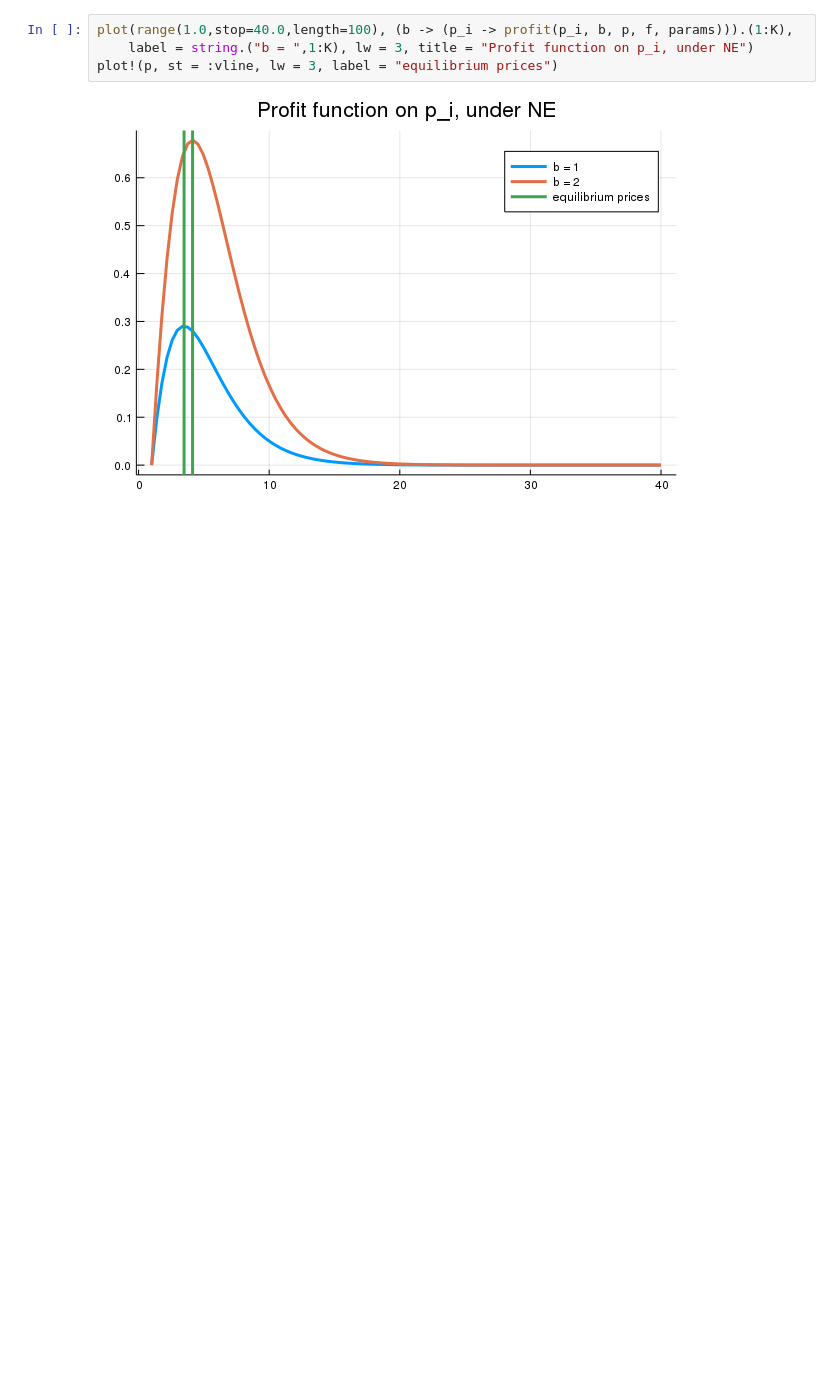
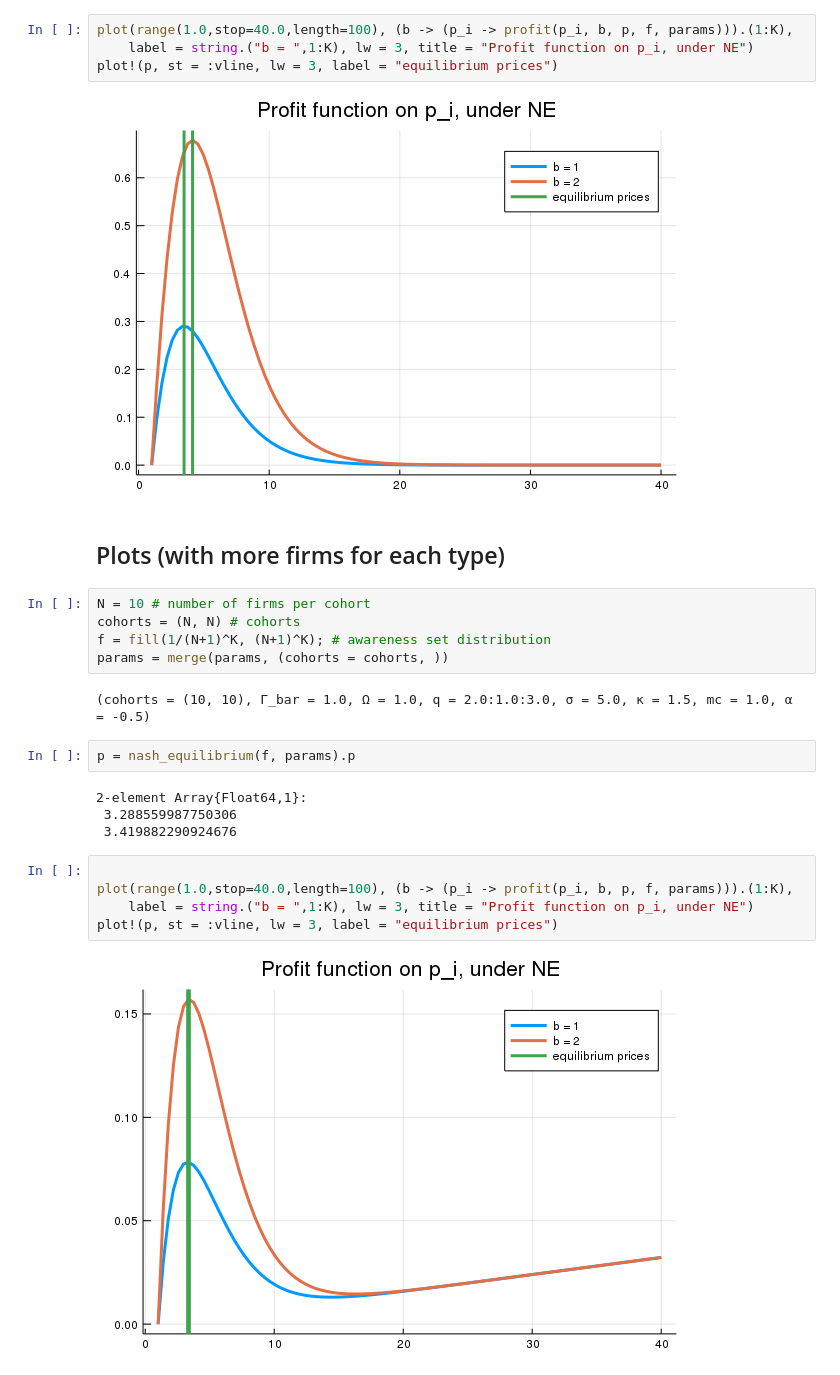
Before and after one commit to lnsongxf/Perla1.jl, a Jupyter notebook: bertrand-with-two-types-logit-and-awareness.ipynb, the cells around one changed output. Cells and saved outputs as stored; diff of their text form; blank space fills up the shorter version.

Commit message:
Add a plot with more firms from each type

```diff
--- a/bertrand-with-two-types-logit-and-awareness.ipynb
+++ b/bertrand-with-two-types-logit-and-awareness.ipynb
@@ -157,3 +157,25 @@ plot(range(1.0,stop=40.0,length=100), (b -> (p_i -> profit(p_i, b, p, f, params)
 plot!(p, st = :vline, lw = 3, label = "equilibrium prices")
 # %% [output]
 [figure]
+# %% [markdown]
+## Plots (with more firms for each type)
+# %%
+N = 10 # number of firms per cohort
+cohorts = (N, N) # cohorts
+f = fill(1/(N+1)^K, (N+1)^K); # awareness set distribution
+params = merge(params, (cohorts = cohorts, ))
+# %% [output]
+(cohorts = (10, 10), Γ_bar = 1.0, Ω = 1.0, q = 2.0:1.0:3.0, σ = 5.0, κ = 1.5, mc = 1.0, α = -0.5)
+# %%
+p = nash_equilibrium(f, params).p
+# %% [output]
+2-element Array{Float64,1}:
+ 3.288559987750306
+ 3.419882290924676
+# %%
+
+plot(range(1.0,stop=40.0,length=100), (b -> (p_i -> profit(p_i, b, p, f, params))).(1:K),
+    label = string.("b = ",1:K), lw = 3, title = "Profit function on p_i, under NE")
+plot!(p, st = :vline, lw = 3, label = "equilibrium prices")
+# %% [output]
+[figure, added]
```
